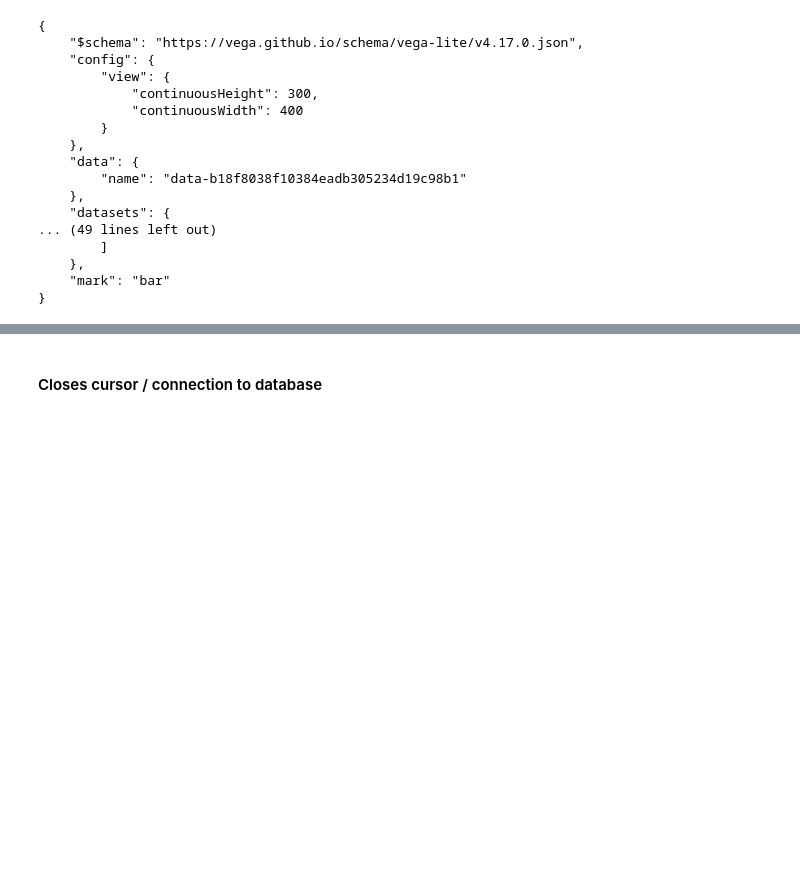
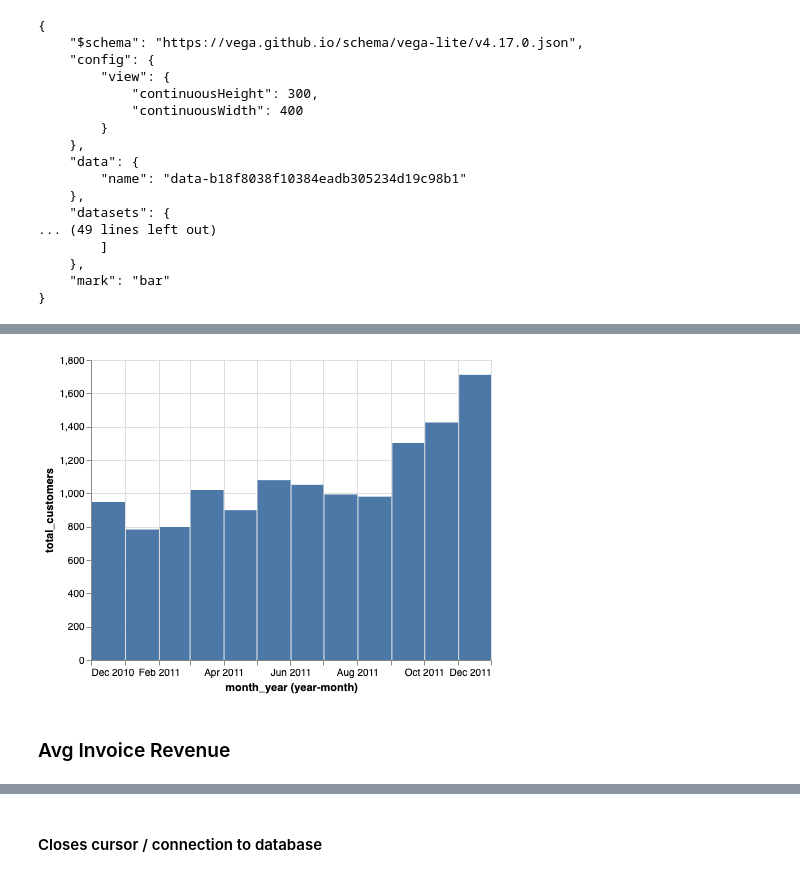
Before and after one commit to paulina-marron/Basis, a Jupyter notebook: ecommerce_analysis.ipynb, the cells around one changed output, grey strips where cells are left out. Saved outputs shown, nothing was run; the diff lists cells and outputs as text; code cells hidden in the pictures; blank space fills up the shorter version.

Commit message:
added image

```diff
--- a/ecommerce_analysis.ipynb
+++ b/ecommerce_analysis.ipynb
@@ -502,0 +442,6 @@ print(json.dumps(parsed, indent=4, sort_keys=True))
+# %%
+Image(filename='monthlycustomers.png')
+# %% [output]
+[figure, added]
+# %% [markdown]
+### Avg Invoice Revenue
```
Also changed, not shown: parts of 34 cells of this notebook.
